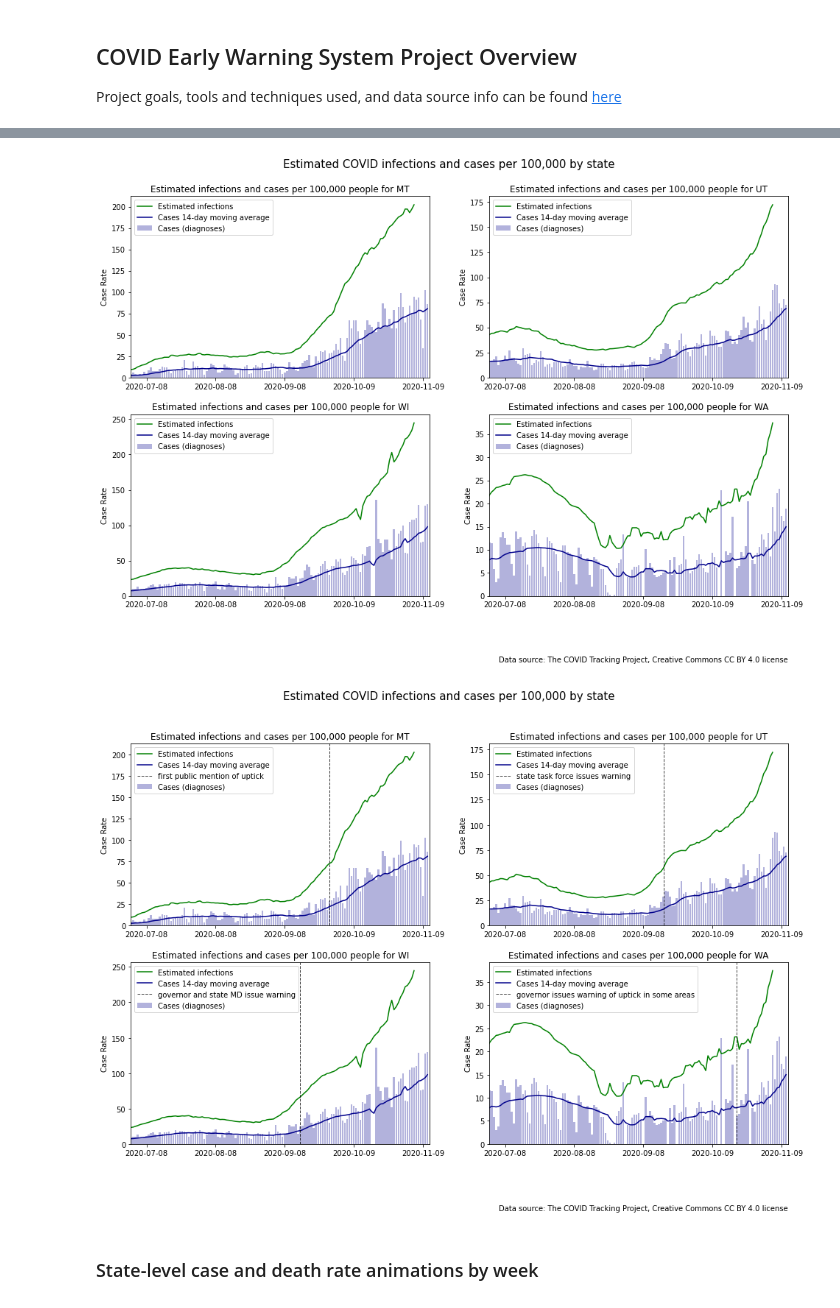
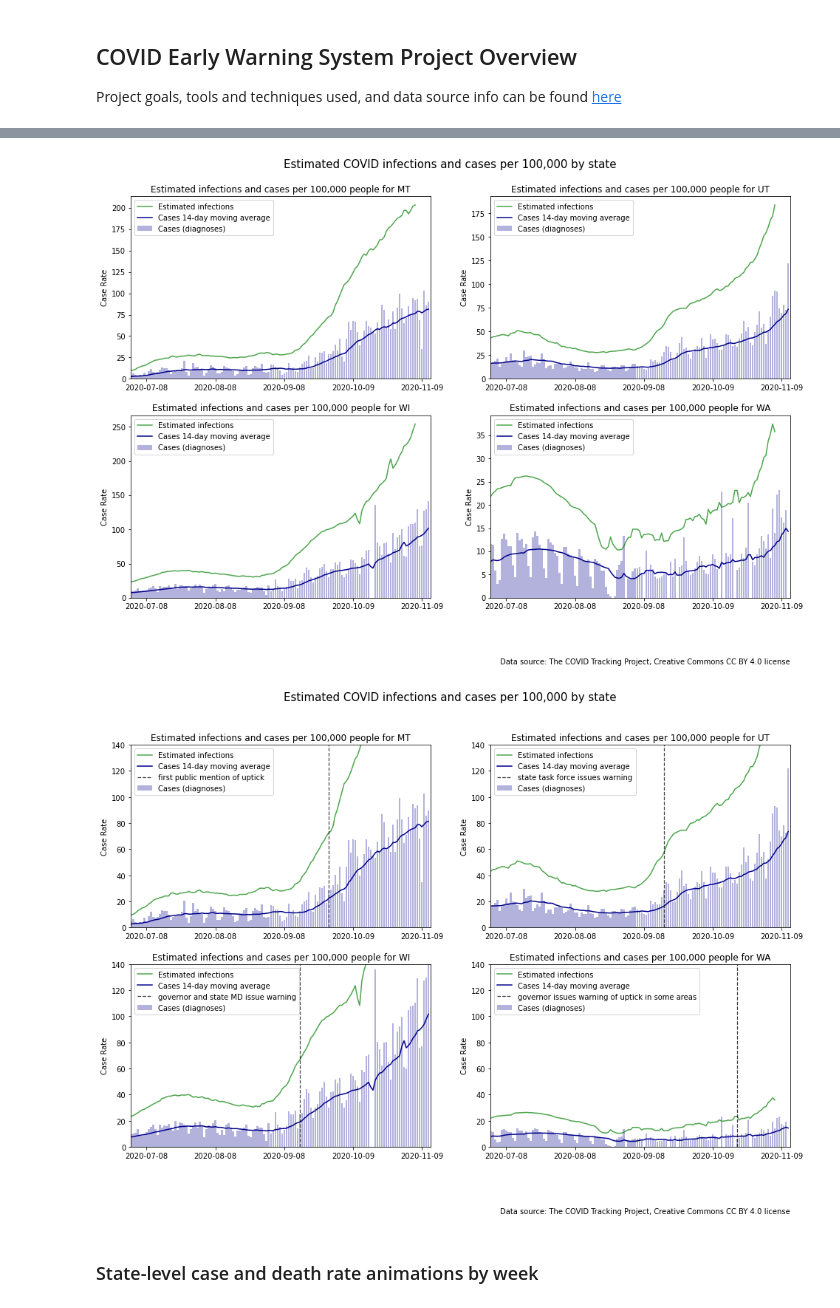
Before and after one commit to salvir1/COVID-19-outbreak-data-analysis, a Jupyter notebook: covid-delay-dissection.ipynb, the cells around one changed output, grey strips where cells are left out. Drawn from its saved outputs; the diff is of its cells as text; code cells hidden in the pictures.

```diff
--- a/covid-delay-dissection.ipynb
+++ b/covid-delay-dissection.ipynb
@@ -27,7 +27,7 @@ df_state['raw_case_rate'] = df_state['positiveIncrease'] / df_state['Population'
 df_state['negativeIncrease'] = df_state['negativeIncrease'] / df_state['Population'] * 100000
 df_state['raw_death_rate'] = df_state['deathIncrease'] / df_state['Population'] * 100000
 # %%
-def case_rate_with_new_infections(ax, ST_cvd, chart_state, tick_spacing=31, scale=2.5, shift=-6, axvline_date=None):
+def case_rate_with_new_infections(ax, ST_cvd, chart_state, tick_spacing=31, scale=2.5, shift=-6, axvline_date=None, ylim=None):
     '''Creates a chart of raw cases as bars, 14-day MA, and estimated new infections
     Parameters
     ----------
@@ -47,12 +47,12 @@ def case_rate_with_new_infections(ax, ST_cvd, chart_state, tick_spacing=31, scal
     ST_cvd['case_SMA_14'] = ST_cvd['raw_case_rate'].rolling(window=14).mean()
 
     ax.bar(ST_cvd['date'], ST_cvd['raw_case_rate'], label="Cases (diagnoses)", alpha = 0.3, color='darkblue')
-    ax.plot(ST_cvd['date'], 2.5 * ST_cvd['case_SMA_14'].shift(infection_shift), label="Estimated infections", color='green')
+    ax.plot(ST_cvd['date'], 2.5 * ST_cvd['case_SMA_14'].shift(infection_shift), label="Estimated infections", color='green', alpha=0.7)
     ax.plot(ST_cvd['date'], ST_cvd['case_SMA_14'], label="Cases 14-day moving average", color='darkblue')
     ax.set_xlim([datetime.date(2020, 7, 1), datetime.date.today()])
     if axvline_date:
-        ax.axvline(x=ST_cvd[ST_cvd['date']==axvline_date[0]]['date'], ls= '--', lw=1, color = 'black', label=axvline_date[1], alpha=0.75)
-    ax.set_ylim(0)
+        ax.axvline(x=ST_cvd[ST_cvd['date']==axvline_date[0]]['date'], ls= '--', lw=1.25, color = 'black', label=axvline_date[1], alpha=0.75)
+    ax.set_ylim(0, ylim)
     ax.set_title(f"Estimated infections and cases per 100,000 people for {chart_state}")
     ax.xaxis.set_major_locator(ticker.MultipleLocator(tick_spacing))
     ax.set_ylabel('Case Rate')
@@ -206,34 +206,35 @@ for i, ax in enumerate(axs.flatten()):
 plt.savefig('img/case-rate-and-est-infections.png', bbox_inches = 'tight',
     pad_inches = 0.2)
 # %% [output]
-[figure, old version]
+[figure, new version]
 # %%
 # Chart set: Estimated infections and diagnoses with state recognition of emerging outbreak
 
 # define macro variables
 infection_shift = -6 # Number of days new active infection appears before positive case enters database (negative)
 tick_spacing = 31 # Display one tick per month
 scale = 2.5
 states_list = ['MT', 'UT', 'WI', 'WA']
 figs = len(states_list)
 recognition_dict = {
                     'MT': ['2020-09-28', 'first public mention of uptick'],
                     'UT': ['2020-09-17', 'state task force issues warning'],
                     'WI': ['2020-09-15', 'governor and state MD issue warning'],
                     'WA': ['2020-10-20', 'governor issues warning of uptick in some areas'],
                     }
 
 fig,axs = plt.subplots(((figs-1)//2 + 1),2,figsize=(16,(5 * ((figs-1)//2 + 1))))
 fig.suptitle(f'Estimated COVID infections and cases per 100,000 by state', size=15) # , y=0.95
 plt.figtext(0.9, 0, 'Data source: The COVID Tracking Project, Creative Commons CC BY 4.0 license', horizontalalignment='right')
 for i, ax in enumerate(axs.flatten()):
     if i < len(states_list):
         ST_df = df_state[df_state['state'] == states_list[i]]
-        case_rate_with_new_infections(ax, ST_df, states_list[i], tick_spacing, scale, infection_shift, axvline_date=recognition_dict[states_list[i]])
+        case_rate_with_new_infections(ax, ST_df, states_list[i], tick_spacing, scale,
+                                      infection_shift, axvline_date=recognition_dict[states_list[i]], ylim = 140)
 plt.savefig('img/COVID-infections-and-cases-with-response.png', bbox_inches = 'tight',
     pad_inches = 0.2)
 # %% [output]
-[figure, old version]
+[figure, new version]
 # %% [markdown]
 ### State-level case and death rate animations by week
 # %%
```
Also changed, not shown: parts of 1 cell of this notebook, 2 other files.
